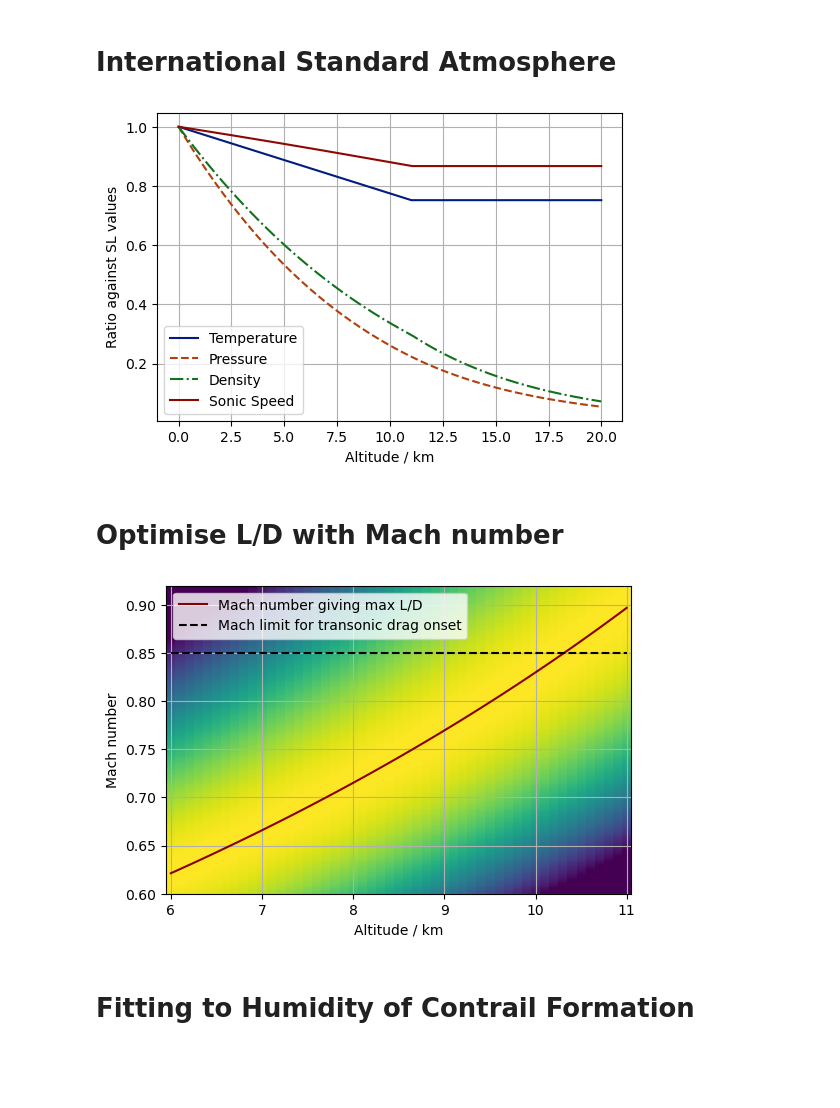
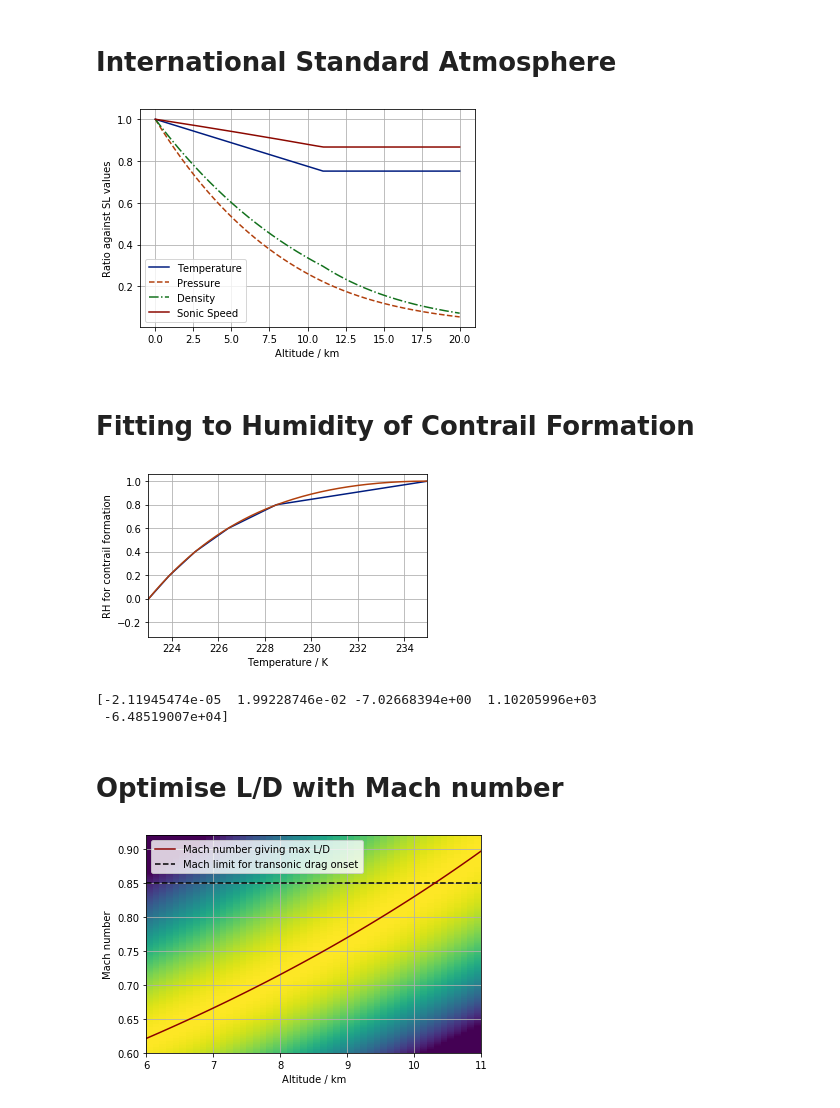
Before and after one commit to elbertwang00/4A7-Courseworks, a Jupyter notebook: Coursework 2 - Aviation and the Environment/coursework2.ipynb, the cells around one changed output. Drawn from its saved outputs; the diff is of its cells as text; code cells hidden in the pictures; blank space fills up the shorter version.

```diff
--- a/Coursework 2 - Aviation and the Environment/coursework2.ipynb
+++ b/Coursework 2 - Aviation and the Environment/coursework2.ipynb
@@ -25,9 +25,9 @@ pRat = []
 rhoRat = []
 aRat = []
 
-hRange = np.arange(0,20,0.01)
+alts = np.arange(0,20,0.01)
 
-for h in hRange:
+for h in alts:
     if h <= 11:
         T = T_sl - 6.5*h
         TRat.append(T/T_sl)
@@ -46,10 +46,10 @@ for h in hRange:
 
 
 plt.figure(figsize=[6,4])
-plt.plot(hRange, TRat, label='Temperature')
-plt.plot(hRange, pRat, label='Pressure', linestyle='--')
-plt.plot(hRange, rhoRat, label='Density', linestyle='-.')
-plt.plot(hRange, aRat, label='Sonic Speed')
+plt.plot(alts, TRat, label='Temperature')
+plt.plot(alts, pRat, label='Pressure', linestyle='--')
+plt.plot(alts, rhoRat, label='Density', linestyle='-.')
+plt.plot(alts, aRat, label='Sonic Speed')
 
 plt.xlabel('Altitude / km')
 plt.ylabel('Ratio against SL values')
@@ -58,4 +58,4 @@ plt.grid()
 
 plt.show()
 # %% [output]
-[figure, old version]
+[figure, new version]
@@ -62,51 +71,81 @@ plt.show()
+# %% [markdown]
+# Fitting to Humidity of Contrail Formation
+# %%
+def fitPoly(x,y,order,xFit):
+    fitParams = np.polyfit(x, y, order)
+
+    yFit = np.zeros(len(xFit))
+
+    for i in range(order+1):
+        yFit += fitParams[i]*xFit**(order-i)
+
+    return yFit, fitParams
+
+RHData = '235, 8.179797542997543; 228.4891891891892, 9.212033415233414; 226.42702702702704, 9.516202457002457; 224.98918918918918, 9.73348796068796; 223.8918918918919, 9.907349385749384; 222.9837837837838, 10.037692383292383'
+TRHData,_ = digitiserData(RHData)
+RHData = list(np.arange(1,-.1,-0.2))
+
+TRHData = list(reversed(TRHData)) + [235*2-T for T in TRHData]
+RHData = list(reversed(RHData)) + RHData
+
+TFit = np.arange(222, 235.1, 0.1)
+hFit = (288.15-TFit)/6.5
+RHFit, fitParams = fitPoly(TRHData, RHData, 4, TFit)
+
+ax1 = plt.figure(figsize=[5,3])
+plt.plot(TRHData[:6], RHData[:6], label='RH against T from data')
+plt.plot(TFit, RHFit, label='Fit line for RH against T')
+
+plt.xlabel('Temperature / K')
+plt.ylabel('RH for contrail formation')
+plt.xlim([min(TRHData), max(TRHData[:6])])
+plt.grid()
+plt.show()
+
+print(fitParams)
+# %% [output]
+[figure, added]
+[-2.11945474e-05  1.99228746e-02 -7.02668394e+00  1.10205996e+03
+ -6.48519007e+04]
 # %% [markdown]
 # Optimise L/D with Mach number
+# %%
+aircraftSpecs = {'W_E':106_000, 'W_MP':40_000, 'W_MTO':220_000, 'W_P':40_000, 'W_F':74_000, # Weight specs
+                'maxPass':240, 'MPRange':12_000, 'W_F_MP':74_000, 'SWing':315, # Other aircraft specs
+                'rEgnine':45, 'thetEngine':6, 'effComp':0.9, 'effTurb':0.9, 'FPREngine':1.45, 'effFan':0.92, 'effTransfer':0.9, 'LCVFuel':42.7e6, # Engine
+                'timestep':10, 'k':0.015, 'c1':0.3, 'c2':1.0, 'K1':0.0125, 'K2':0.0446, 'vRat':1, 'dontCheckMach':False, 'dontCheckW_P':False} # Model parameters
 # %%
-timestep = 10 # s
-
-# Analysis variables
-vRat = 1.016 # Ratio of EAS to optimal EAS
-
-W_P = 40_000
-W_F = 220_000 - W_P - 106_000
-
-aircraftSpecs = {'W_E':106_000, 'W_MP':40_000, 'W_MTO':220_000, 'W_P':W_P, 'W_F':W_F, # Weight specs
-                    'maxPass':240, 'MPRange':12_000, 'W_F_MP':74_000, 'SWing':315, # Other aircraft specs
-                    'rEgnine':45, 'thetEngine':6, 'effComp':0.9, 'effTurb':0.9, 'FPREngine':1.45, 'effFan':0.92, 'effTransfer':0.9, 'LCVFuel':42.7e6, # Engine
-                    'timestep':timestep, 'k':0.015, 'c1':0.3, 'c2':1.0, 'K1':0.0125, 'K2':0.0446, 'vRat':vRat, 'dontCheckMach':True} # Model parameters
-
 MRange = np.arange(0.6,1,0.001)
 hRange = np.arange(6,11.1,0.1)
 MLDMax = []
 LDMesh = np.zeros((len(hRange), len(MRange)))
 
 for i, h in enumerate(hRange):
     LDs = []
 
     for j, M in enumerate(MRange):
         aircraft = Aircraft(aircraftSpecs)
+        aircraft.dontCheckMach = True
         aircraft.updateAllFlightValues(h, MOvrd=M, ft=False)
         LDs.append(1/aircraft.beta)
 
     LDMesh[i,:] = LDs
     MLDMax.append(aircraft.EASOpt/(aircraft.rho/aircraft.rho_sl)**0.5/aircraft.a)
 
 plt.figure(figsize=[6,4])
 
 MMesh, hMesh = np.meshgrid(MRange, hRange)
 
 plt.pcolormesh(hMesh, MMesh, LDMesh, vmin=np.min(LDMesh)+3)
 plt.plot(hRange, MLDMax, color='darkred', label='Mach number giving max L/D')
 plt.hlines(0.85, min(hRange), max(hRange), linestyle='--', color='black', label='Mach limit for transonic drag onset')
 
 plt.xlabel('Altitude / km')
 plt.ylabel('Mach number')
 plt.ylim([0.6, 0.92])
 plt.yticks(np.arange(0.6, 0.9, 0.05))
 plt.legend(loc='upper left')
 plt.grid()
 plt.show()
 # %% [output]
-[figure, old version]
+[figure, new version]
-# %% [markdown]
-# Fitting to Humidity of Contrail Formation
```
Also changed, not shown: parts of 19 cells of this notebook, 1 other file.
